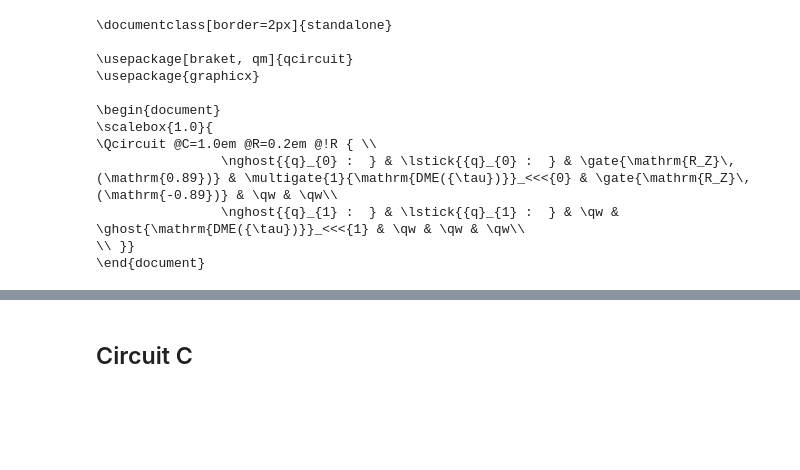
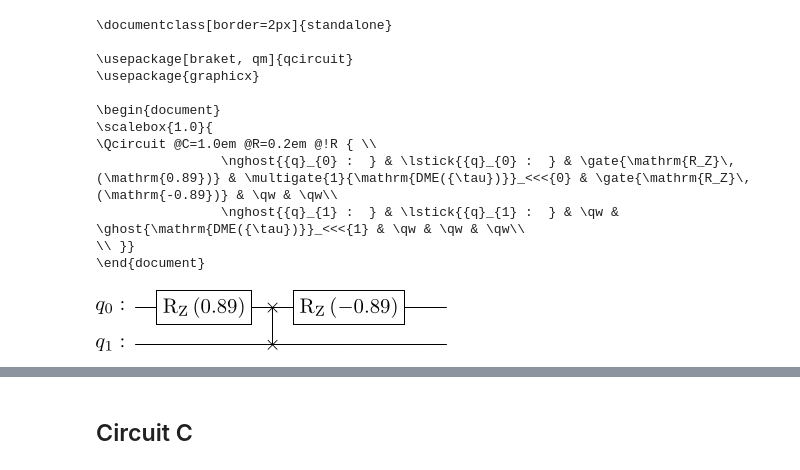
Before and after one commit to khanhuyengiang/dbac, a Jupyter notebook: jupyter_notebooks/circuit_draw.ipynb, the cells around one changed output, grey strips where cells are left out. Cells and saved outputs as stored; diff of their text form; code cells hidden in the pictures; blank space fills up the shorter version.

```diff
--- a/jupyter_notebooks/circuit_draw.ipynb
+++ b/jupyter_notebooks/circuit_draw.ipynb
@@ -164,3 +166,25 @@ print(latex_code)
                 \nghost{{q}_{1} :  } & \lstick{{q}_{1} :  } & \qw & \ghost{\mathrm{DME({\tau})}}_<<<{1} & \qw & \qw & \qw\\
 \\ }}
 \end{document}
+# %%
+from qiskit import QuantumCircuit
+from qiskit.circuit import Gate
+
+# Create a quantum circuit with two qubits
+qc = QuantumCircuit(2)
+
+# Define a custom 2-qubit gate called 'DME'
+dme_gate = Gate(name=r'DME({\tau})', num_qubits=2, params=[])
+phi_z = 0.89
+
+# Apply the gates as per the given description
+qc.rz(phi=phi_z,qubit=0)
+qc.append(SwapGate(), [0, 1])  # DME gate on q_0 and q_1
+# qc.append(dme_gate, [0, 2])  # DME gate on q_0 and q_2
+# qc.append(dme_gate, [0, 3])  # DME gate on q_0 and q_3
+qc.rz(phi=-phi_z,qubit=0)
+
+# Draw the circuit
+qc.draw(output='latex', style="bw")
+# %% [output]
+[figure, added]
```
Also changed, not shown: parts of 13 cells of this notebook, 19 other files.
